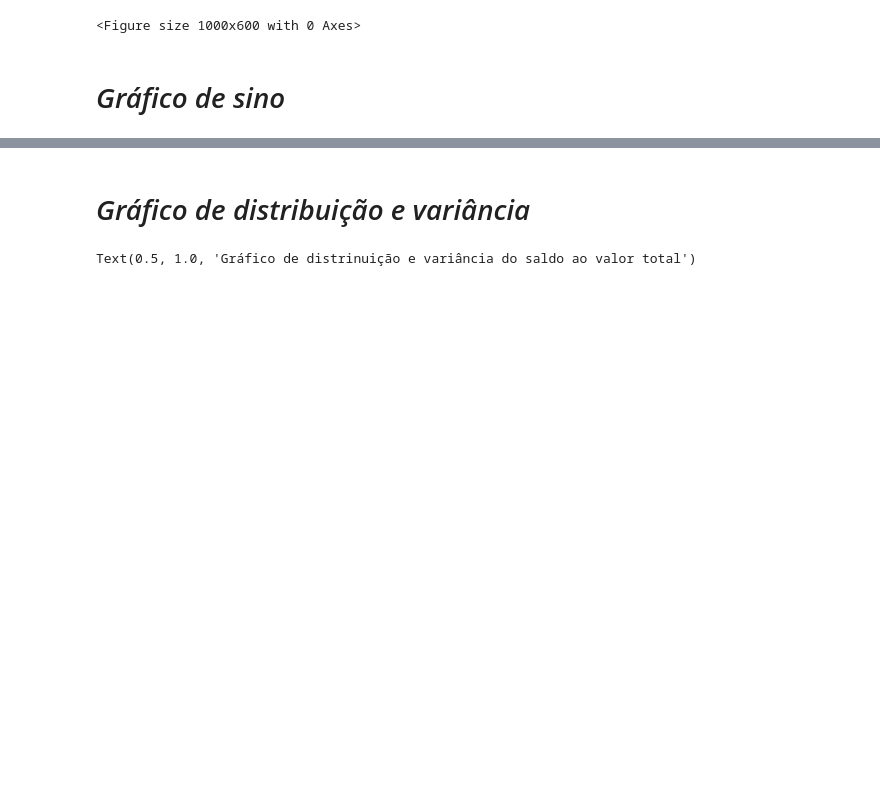
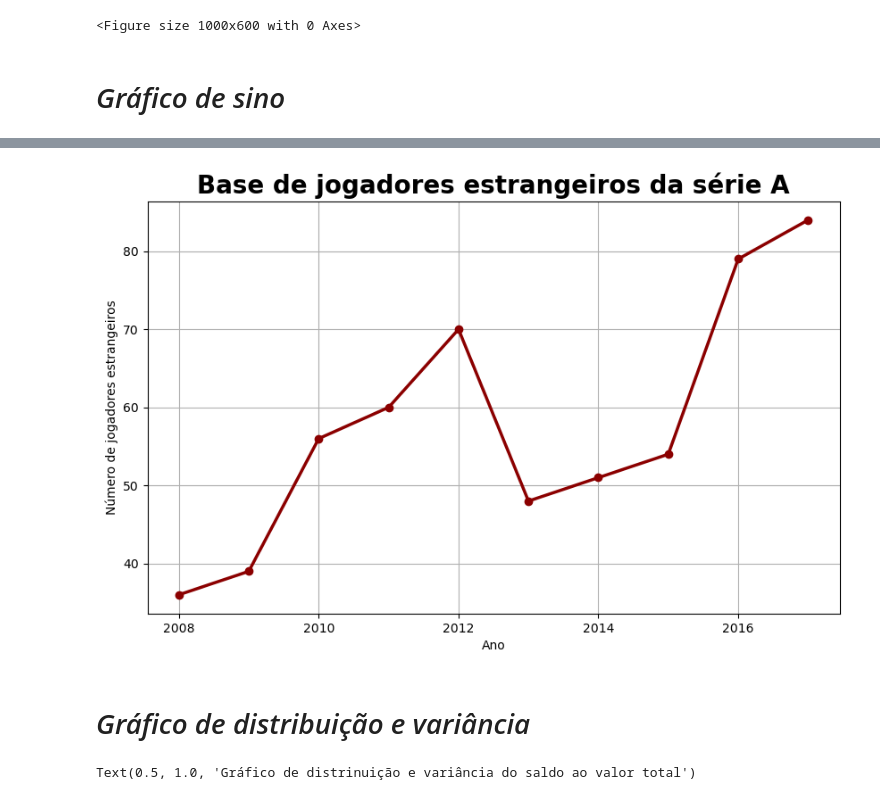
Before and after one commit to AVTBrasil/An-lise-de-Dados-no-Futebol, a Jupyter notebook: Analise_de_dados.ipynb, the cells around one changed output, grey strips where cells are left out. Cells and saved outputs as stored; diff of their text form; code cells hidden in the pictures; blank space fills up the shorter version.

```diff
--- a/Analise_de_dados.ipynb
+++ b/Analise_de_dados.ipynb
@@ -534,3 +536,19 @@ plt.show()
+# %%
+plt.figure(figsize=(10,6))
+
+agrupamento_df = df.groupby('Ano')['Estrangeiros'].sum().reset_index()
+
+plt.plot(agrupamento_df['Ano'], agrupamento_df['Estrangeiros'],
+         color = 'darkred', marker = 'o', linewidth=2.5)
+plt.title("Base de jogadores estrangeiros da série A", fontsize=20, fontweight='bold', color='black')
+plt.xlabel('Ano', color = 'black')
+plt.ylabel('Número de jogadores estrangeiros', color = 'black')
+plt.grid(True, which='both')
+
+plt.savefig('mercado_serie_a.png', dpi=300)  # Salva em alta resolução
+plt.show()
+# %% [output]
+[figure, added]
 # %% [markdown]
 # *Gráfico de distribuição e variância* #
 # %%
```
Also changed, not shown: parts of 2 cells of this notebook.
